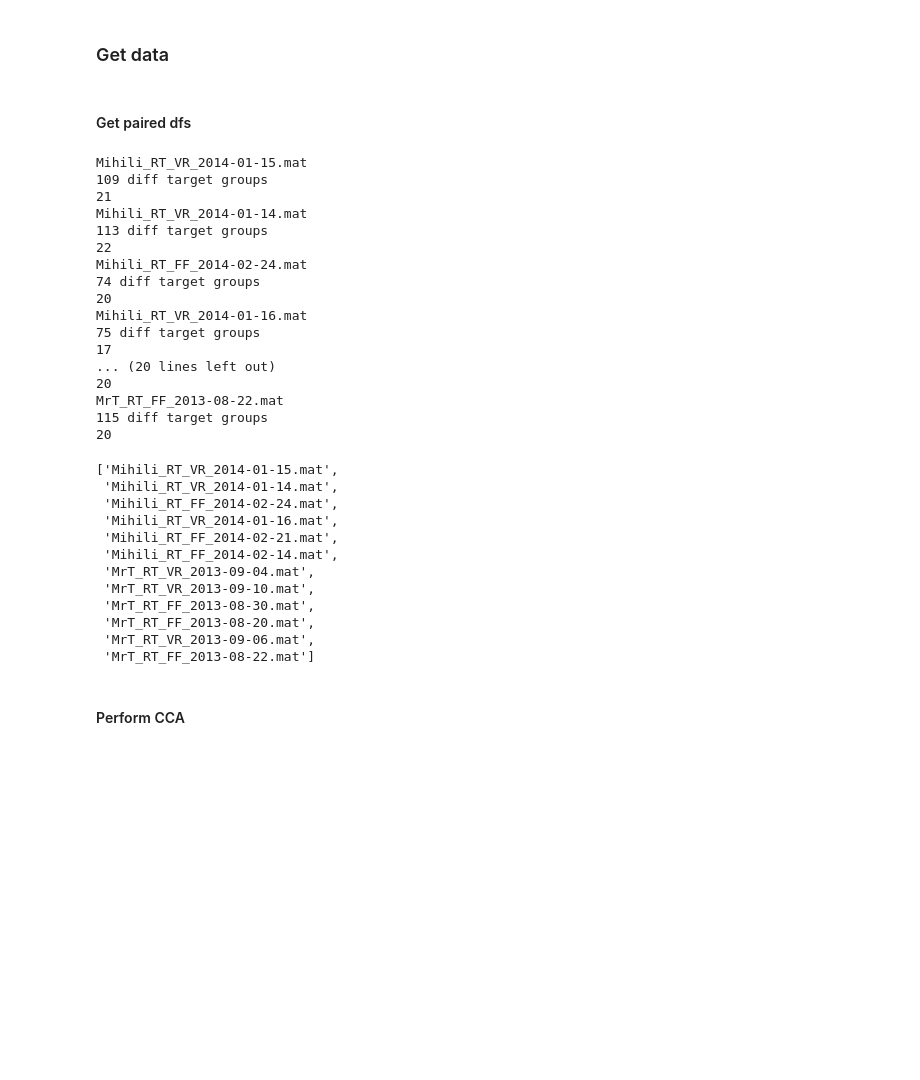
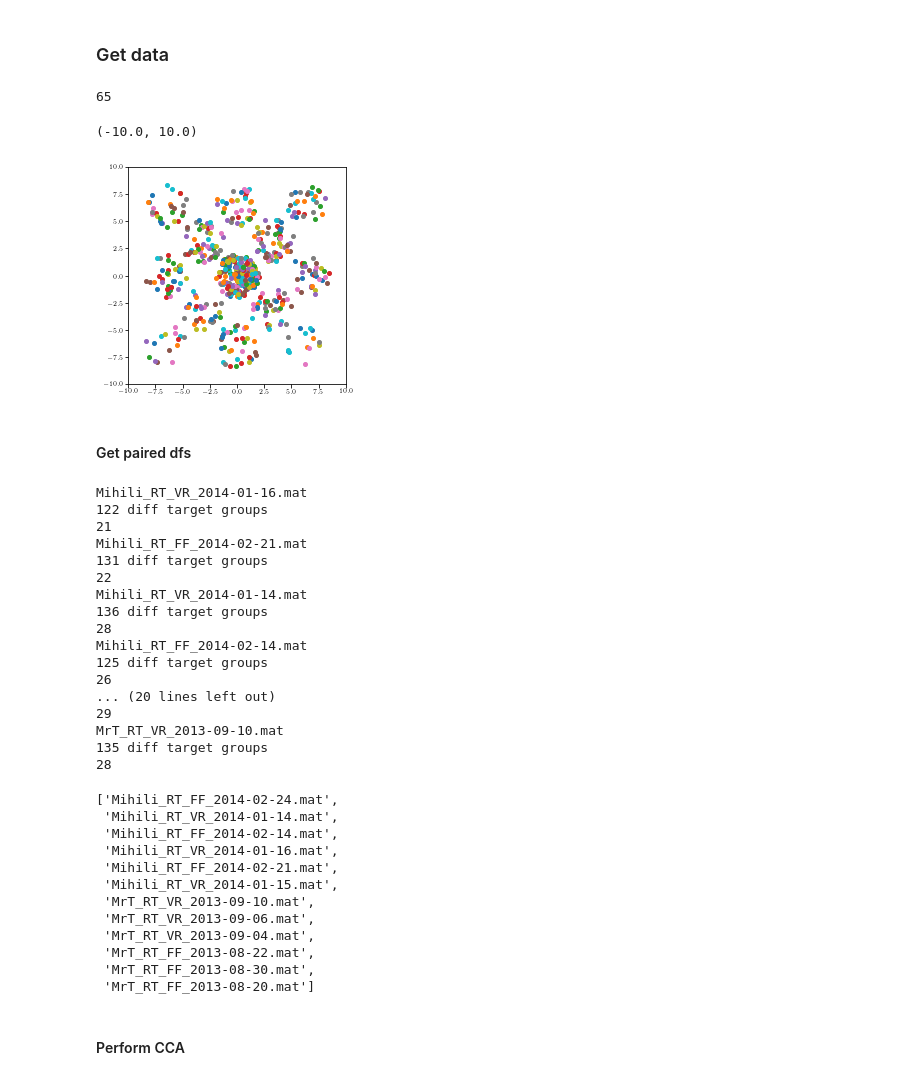
Before and after one commit to AtMostafa/multi-animal-alignment, a Jupyter notebook: random_walk/cca.ipynb, the cells around one changed output. Drawn from its saved outputs; the diff is of its cells as text; code cells hidden in the pictures; blank space fills up the shorter version.

```diff
--- a/random_walk/cca.ipynb
+++ b/random_walk/cca.ipynb
@@ -117,6 +120,25 @@ ex_i = [y for x,y in MCx_list].index(ex_file)
 
 df1 = allDFs_exec_MCx[ref_i]
 df2 = allDFs_exec_MCx[ex_i]
+# %%
+len(np.unique(df1.target_group.values))
+# %% [output]
+65
+# %%
+df1.head()
+
+df1_ = allDFs_MCx[ref_i]
+
+plt.figure()
+for pos in df1_.pos:
+    plt.scatter(pos[0,0], pos[0,1])
+
+plt.gca().set_aspect(1)
+plt.xlim([-10,10])
+plt.ylim([-10,10])
+# %% [output]
+(-10.0, 10.0)
+[figure, added]
 # %% [markdown]
 #### Get paired dfs
 # %%
@@ -159,38 +181,38 @@ for ex_file in comparison_files:
 
     paired_dfs.append((ex_file, df1_, df2_))
 # %% [output]
-Mihili_RT_VR_2014-01-15.mat
-109 diff target groups
+Mihili_RT_VR_2014-01-16.mat
+122 diff target groups
 21
+Mihili_RT_FF_2014-02-21.mat
+131 diff target groups
+22
 Mihili_RT_VR_2014-01-14.mat
-113 diff target groups
-22
-Mihili_RT_FF_2014-02-24.mat
-74 diff target groups
-20
-Mihili_RT_VR_2014-01-16.mat
-75 diff target groups
-17
+136 diff target groups
+28
+Mihili_RT_FF_2014-02-14.mat
+125 diff target groups
+26
 ... (20 lines left out)
-20
-MrT_RT_FF_2013-08-22.mat
-115 diff target groups
-20
+29
+MrT_RT_VR_2013-09-10.mat
+135 diff target groups
+28
 # %%
 [x[0] for x in paired_dfs]
 # %% [output]
-['Mihili_RT_VR_2014-01-15.mat',
+['Mihili_RT_FF_2014-02-24.mat',
  'Mihili_RT_VR_2014-01-14.mat',
- 'Mihili_RT_FF_2014-02-24.mat',
+ 'Mihili_RT_FF_2014-02-14.mat',
  'Mihili_RT_VR_2014-01-16.mat',
  'Mihili_RT_FF_2014-02-21.mat',
- 'Mihili_RT_FF_2014-02-14.mat',
+ 'Mihili_RT_VR_2014-01-15.mat',
+ 'MrT_RT_VR_2013-09-10.mat',
+ 'MrT_RT_VR_2013-09-06.mat',
  'MrT_RT_VR_2013-09-04.mat',
- 'MrT_RT_VR_2013-09-10.mat',
+ 'MrT_RT_FF_2013-08-22.mat',
  'MrT_RT_FF_2013-08-30.mat',
- 'MrT_RT_FF_2013-08-20.mat',
- 'MrT_RT_VR_2013-09-06.mat',
- 'MrT_RT_FF_2013-08-22.mat']
+ 'MrT_RT_FF_2013-08-20.mat']
 # %% [markdown]
 #### Perform CCA
 # %%
```
Also changed, not shown: parts of 7 cells of this notebook, 1 other file.
